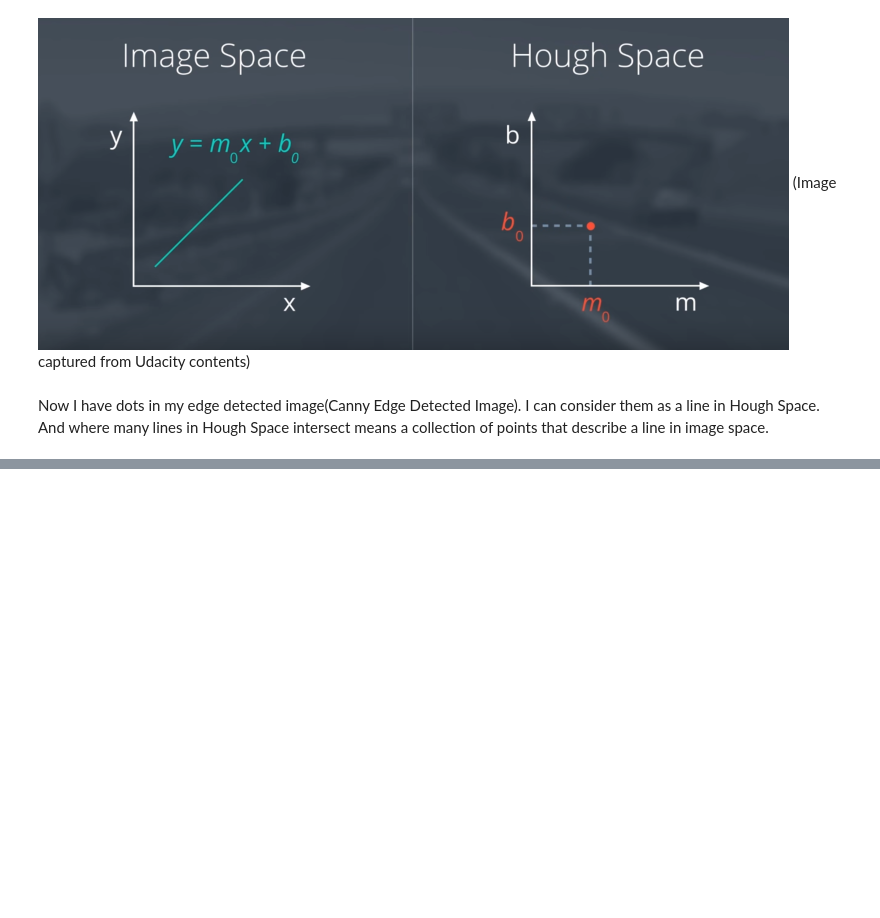
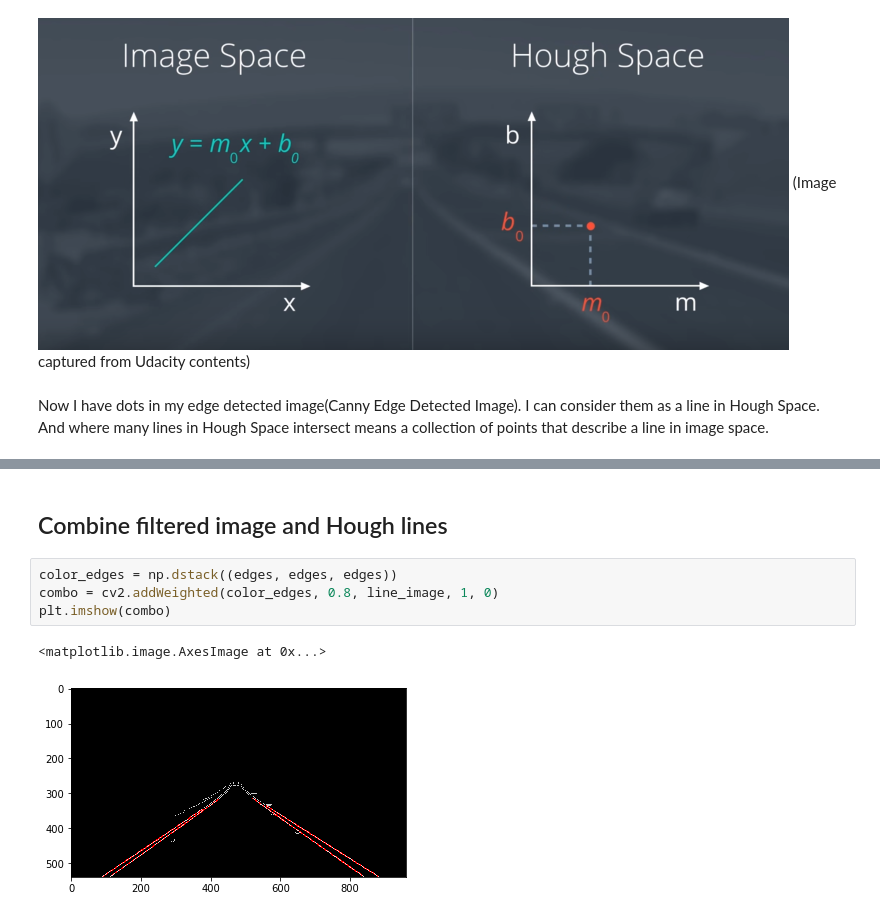
Before and after one commit to MasanaoMatsuda/tr-self-driving-cars, a Jupyter notebook: L4_ColorSelection.ipynb, the cells around one changed output, grey strips where cells are left out. Drawn from its saved outputs; the diff is of its cells as text; blank space fills up the shorter version.

```diff
--- a/L4_ColorSelection.ipynb
+++ b/L4_ColorSelection.ipynb
@@ -122,0 +175,9 @@ So I need a new parametarization. I redefine the line in polar coordinates.
+# %% [markdown]
+## Combine filtered image and Hough lines
+# %%
+color_edges = np.dstack((edges, edges, edges))
+combo = cv2.addWeighted(color_edges, 0.8, line_image, 1, 0)
+plt.imshow(combo)
+# %% [output]
+<matplotlib.image.AxesImage at 0x...>
+[figure, added]
```
Also changed, not shown: parts of 8 cells of this notebook.
